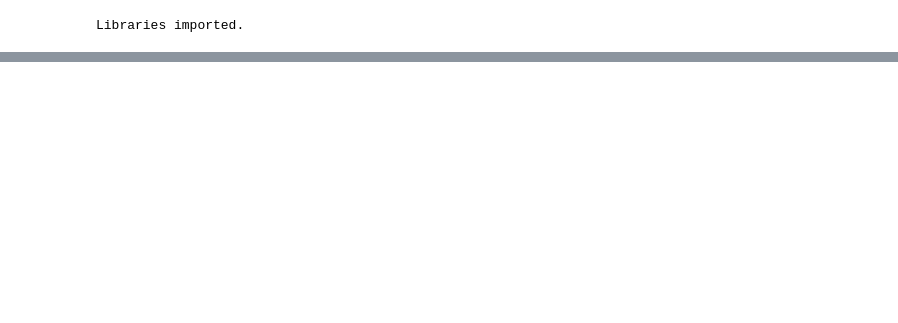
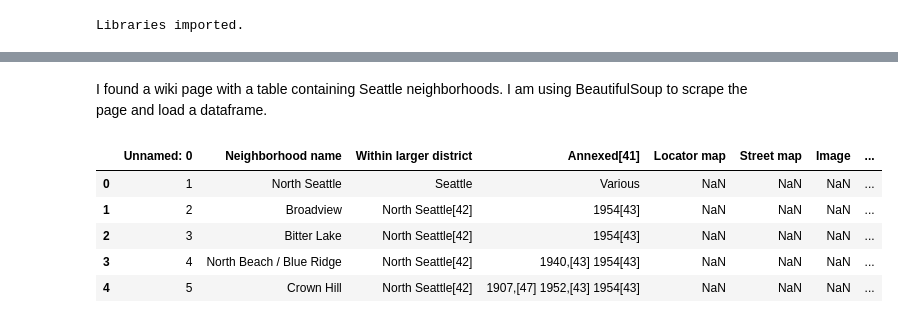
Before and after one commit to dsfunk/Coursera_Capstone, a Jupyter notebook: IBM Data Science Capstone Project.ipynb, the cells around one changed output, grey strips where cells are left out. Cells and saved outputs as stored; diff of their text form; code cells hidden in the pictures; blank space fills up the shorter version.

```diff
--- a/IBM Data Science Capstone Project.ipynb
+++ b/IBM Data Science Capstone Project.ipynb
@@ -43,0 +58,3 @@ LIMIT = 30
+# %% [markdown]
+I found a wiki page with a table containing Seattle neighborhoods.
+I am using BeautifulSoup to scrape the page and load a dataframe.
@@ -43,0 +63,18 @@ LIMIT = 30
+# %%
+req = requests.get("https://en.wikipedia.org/wiki/List_of_neighborhoods_in_Seattle")
+
+soup = BeautifulSoup(req.content,'lxml')
+
+table = soup.find_all('table')[0]
+
+df1 = pd.read_html(str(table))
+
+hoods = pd.DataFrame(df1[0])
+hoods.head()
+# %% [output]
+|  | Unnamed: 0 | Neighborhood name | Within larger district | Annexed[41] | Locator map | Street map | Image | ... |
+| 0 | 1 | North Seattle | Seattle | Various | NaN | NaN | NaN | ... |
+| 1 | 2 | Broadview | North Seattle[42] | 1954[43] | NaN | NaN | NaN | ... |
+| 2 | 3 | Bitter Lake | North Seattle[42] | 1954[43] | NaN | NaN | NaN | ... |
+| 3 | 4 | North Beach / Blue Ridge | North Seattle[42] | 1940,[43] 1954[43] | NaN | NaN | NaN | ... |
+| 4 | 5 | Crown Hill | North Seattle[42] | 1907,[47] 1952,[43] 1954[43] | NaN | NaN | NaN | ... |
```
Also changed, not shown: parts of 16 cells of this notebook.
